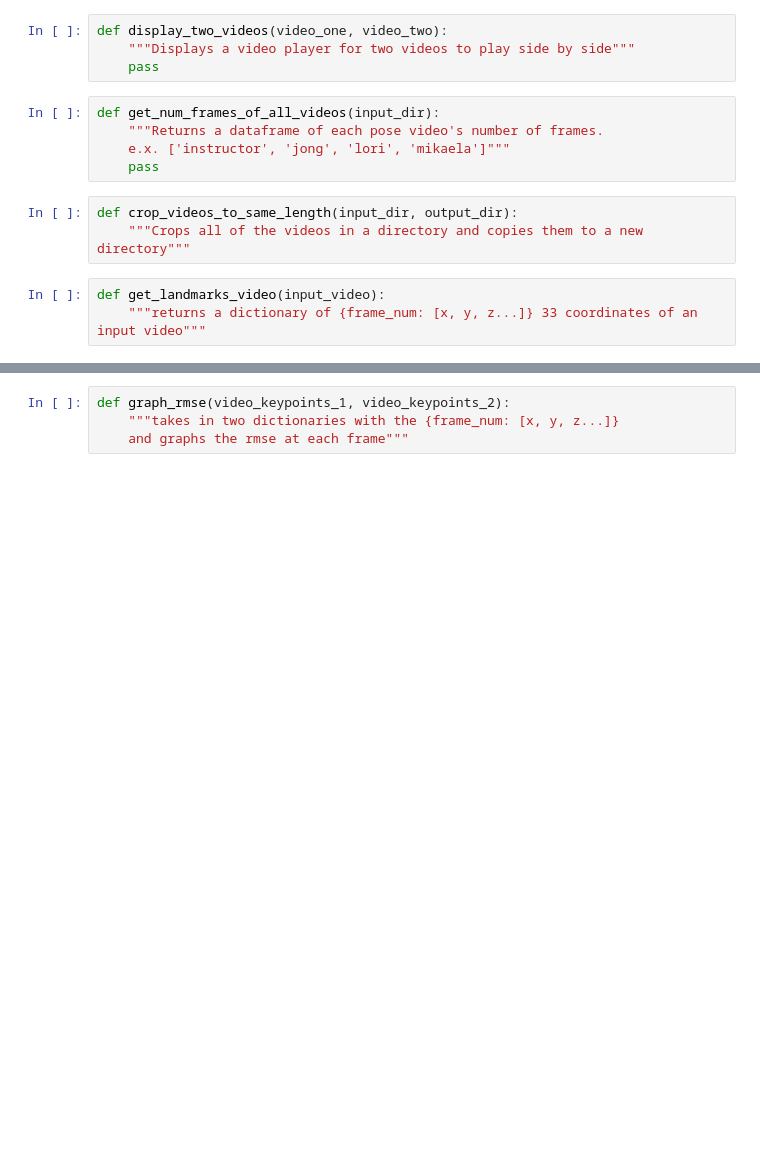
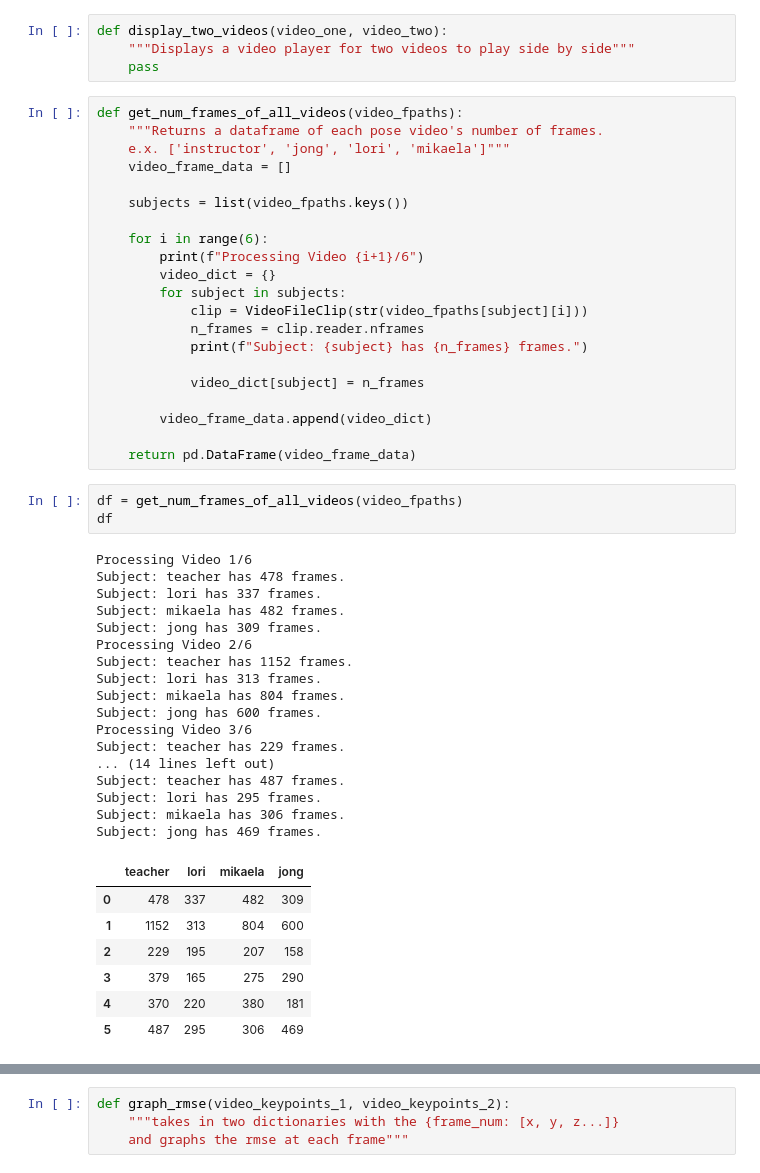
Before and after one commit to LoriSchuan-dev/feature_engineering_project2021, a Jupyter notebook: video_comparison.ipynb, the cells around one changed output, grey strips where cells are left out. Cells and saved outputs as stored; diff of their text form; blank space fills up the shorter version.

```diff
--- a/video_comparison.ipynb
+++ b/video_comparison.ipynb
@@ -10,14 +108,52 @@
 def display_two_videos(video_one, video_two):
     """Displays a video player for two videos to play side by side"""
     pass
-# %%
-def get_num_frames_of_all_videos(input_dir):
-    """Returns a dataframe of each pose video's number of frames.
-    e.x. ['instructor', 'jong', 'lori', 'mikaela']"""
-    pass
-# %%
-def crop_videos_to_same_length(input_dir, output_dir):
-    """Crops all of the videos in a directory and copies them to a new directory"""
-# %%
-def get_landmarks_video(input_video):
-    """returns a dictionary of {frame_num: [x, y, z...]} 33 coordinates of an input video"""
+# %%
+def get_num_frames_of_all_videos(video_fpaths):
+    """Returns a dataframe of each pose video's number of frames.
+    e.x. ['instructor', 'jong', 'lori', 'mikaela']"""
+    video_frame_data = []
+
+    subjects = list(video_fpaths.keys())
+
+    for i in range(6):
+        print(f"Processing Video {i+1}/6")
+        video_dict = {}
+        for subject in subjects:
+            clip = VideoFileClip(str(video_fpaths[subject][i]))
+            n_frames = clip.reader.nframes
+            print(f"Subject: {subject} has {n_frames} frames.")
+
+            video_dict[subject] = n_frames
+
+        video_frame_data.append(video_dict)
+
+    return pd.DataFrame(video_frame_data)
+# %%
+df = get_num_frames_of_all_videos(video_fpaths)
+df
+# %% [output]
+Processing Video 1/6
+Subject: teacher has 478 frames.
+Subject: lori has 337 frames.
+Subject: mikaela has 482 frames.
+Subject: jong has 309 frames.
+Processing Video 2/6
+Subject: teacher has 1152 frames.
+Subject: lori has 313 frames.
+Subject: mikaela has 804 frames.
+Subject: jong has 600 frames.
+Processing Video 3/6
+Subject: teacher has 229 frames.
+... (14 lines left out)
+Subject: teacher has 487 frames.
+Subject: lori has 295 frames.
+Subject: mikaela has 306 frames.
+Subject: jong has 469 frames.
+|  | teacher | lori | mikaela | jong |
+| 0 | 478 | 337 | 482 | 309 |
+| 1 | 1152 | 313 | 804 | 600 |
+| 2 | 229 | 195 | 207 | 158 |
+| 3 | 379 | 165 | 275 | 290 |
+| 4 | 370 | 220 | 380 | 181 |
+| 5 | 487 | 295 | 306 | 469 |
```
Also changed, not shown: parts of 16 cells of this notebook.
